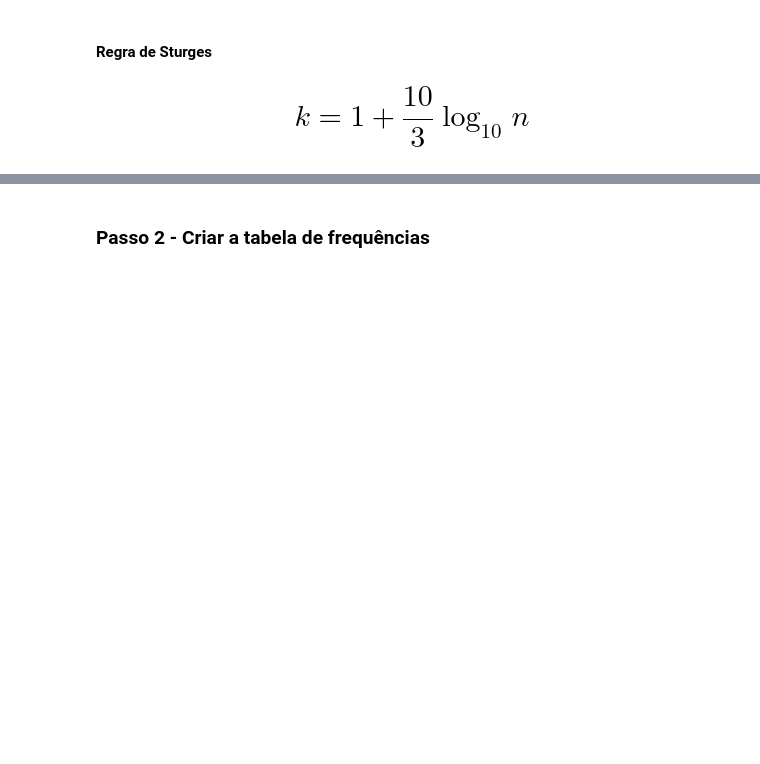
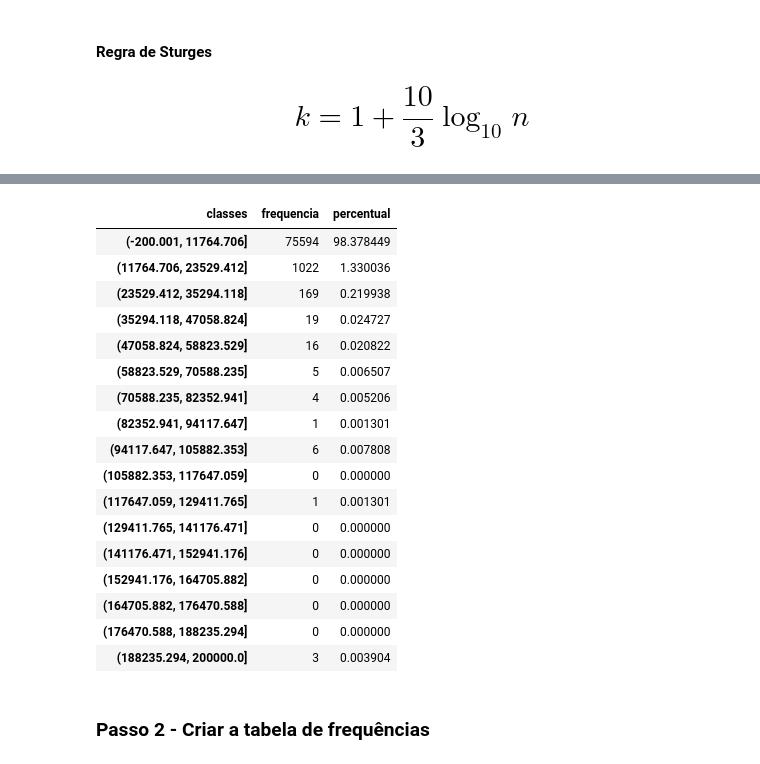
Before and after one commit to strawndri/estatistica-com-python, a Jupyter notebook: Notebooks/estatistica.ipynb, the cells around one changed output, grey strips where cells are left out. Saved outputs shown, nothing was run; the diff lists cells and outputs as text; code cells hidden in the pictures; blank space fills up the shorter version.

```diff
--- a/Notebooks/estatistica.ipynb
+++ b/Notebooks/estatistica.ipynb
@@ -356,3 +358,6 @@ http://www.numpy.org/
 #### Regra de Sturges
 
 # $$k = 1 + \frac {10}{3}\log_{10}n$$
+# %%
+n = dataset.shape[0]
+n
@@ -358,0 +366,4 @@ http://www.numpy.org/
+# %%
+k = 1 + (10 /3) * np.log10(n)
+k = int(k.round(0))
+k
@@ -359,3 +391,30 @@ http://www.numpy.org/
+# %%
+frequencia = pd.value_counts(pd.cut(x = dataset.Renda, bins = k, include_lowest = True), sort = False)
+percentual = pd.value_counts(pd.cut(x = dataset.Renda, bins = k, include_lowest = True), sort = False, normalize = True) * 100
+# %%
+distribuicao_frequencia_renda_2 = pd.DataFrame({'frequencia': frequencia, 'percentual': percentual})
+distribuicao_frequencia_renda_2.rename_axis('classes', axis = 'columns', inplace = True)
+
+distribuicao_frequencia_renda_2
+# %% [output]
+| classes | frequencia | percentual |
+| (-200.001, 11764.706] | 75594 | 98.378449 |
+| (11764.706, 23529.412] | 1022 | 1.330036 |
+| (23529.412, 35294.118] | 169 | 0.219938 |
+| (35294.118, 47058.824] | 19 | 0.024727 |
+| (47058.824, 58823.529] | 16 | 0.020822 |
+| (58823.529, 70588.235] | 5 | 0.006507 |
+| (70588.235, 82352.941] | 4 | 0.005206 |
+| (82352.941, 94117.647] | 1 | 0.001301 |
+| (94117.647, 105882.353] | 6 | 0.007808 |
+| (105882.353, 117647.059] | 0 | 0.000000 |
+| (117647.059, 129411.765] | 1 | 0.001301 |
+| (129411.765, 141176.471] | 0 | 0.000000 |
+| (141176.471, 152941.176] | 0 | 0.000000 |
+| (152941.176, 164705.882] | 0 | 0.000000 |
+| (164705.882, 176470.588] | 0 | 0.000000 |
+| (176470.588, 188235.294] | 0 | 0.000000 |
+| (188235.294, 200000.0] | 3 | 0.003904 |
 # %% [markdown]
 ### Passo 2 - Criar a tabela de frequências
 # %% [markdown]
```
Also changed, not shown: parts of 4 cells of this notebook.
